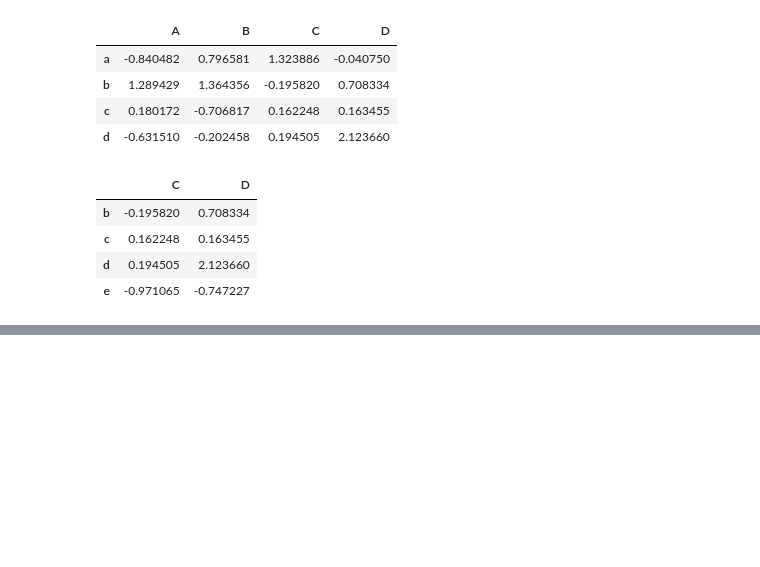
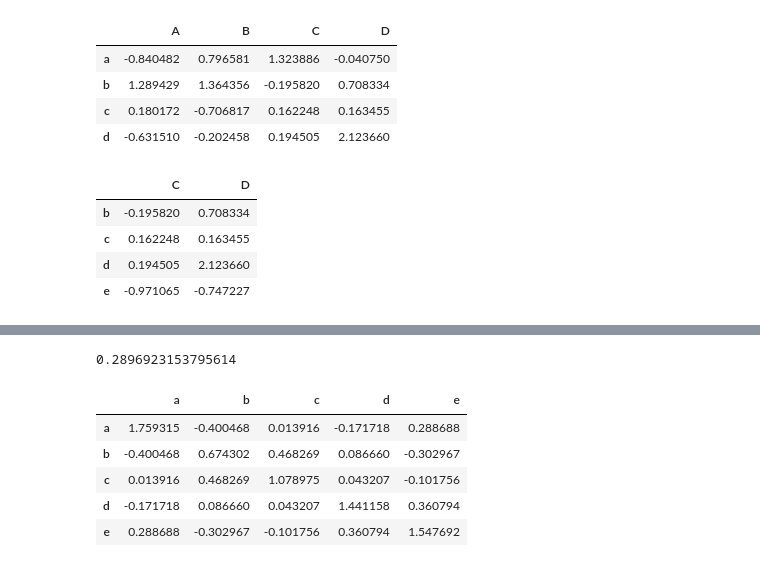
Before and after one commit to karenacorn99/data-science-cheatcheets, a Jupyter notebook: pandas.ipynb, the cells around one changed output, grey strips where cells are left out. Drawn from its saved outputs; the diff is of its cells as text; code cells hidden in the pictures; blank space fills up the shorter version.

```diff
--- a/pandas.ipynb
+++ b/pandas.ipynb
@@ -1199,0 +1215,19 @@ df.iloc[1:5, 2:4]
+# %%
+# covariance
+# apply on series data, NA excluded automatically
+s1 = pd.Series(np.random.randn(10))
+s2 = pd.Series(np.random.randn(10))
+s1.cov(s2)
+# %% [output]
+0.2896923153795614
+# %%
+# when applied to dataframe, computes cov between all column pairs
+df = pd.DataFrame(np.random.randn(10, 5), columns=['a', 'b', 'c', 'd', 'e'])
+df.cov()
+# %% [output]
+|  | a | b | c | d | e |
+| a | 1.759315 | -0.400468 | 0.013916 | -0.171718 | 0.288688 |
+| b | -0.400468 | 0.674302 | 0.468269 | 0.086660 | -0.302967 |
+| c | 0.013916 | 0.468269 | 1.078975 | 0.043207 | -0.101756 |
+| d | -0.171718 | 0.086660 | 0.043207 | 1.441158 | 0.360794 |
+| e | 0.288688 | -0.302967 | -0.101756 | 0.360794 | 1.547692 |
```
Also changed, not shown: parts of 10 cells of this notebook.
